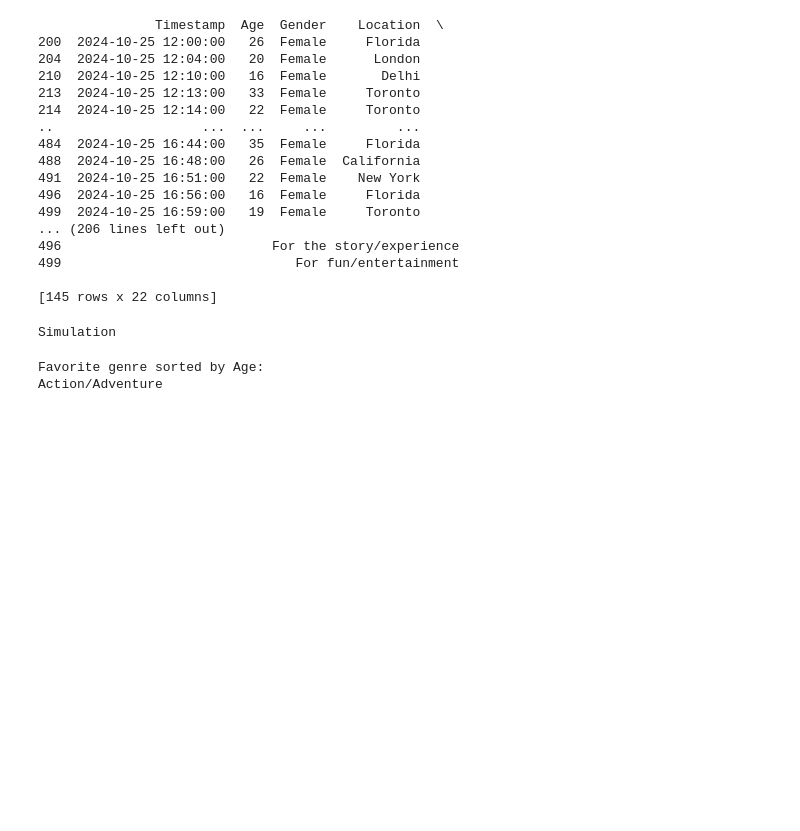
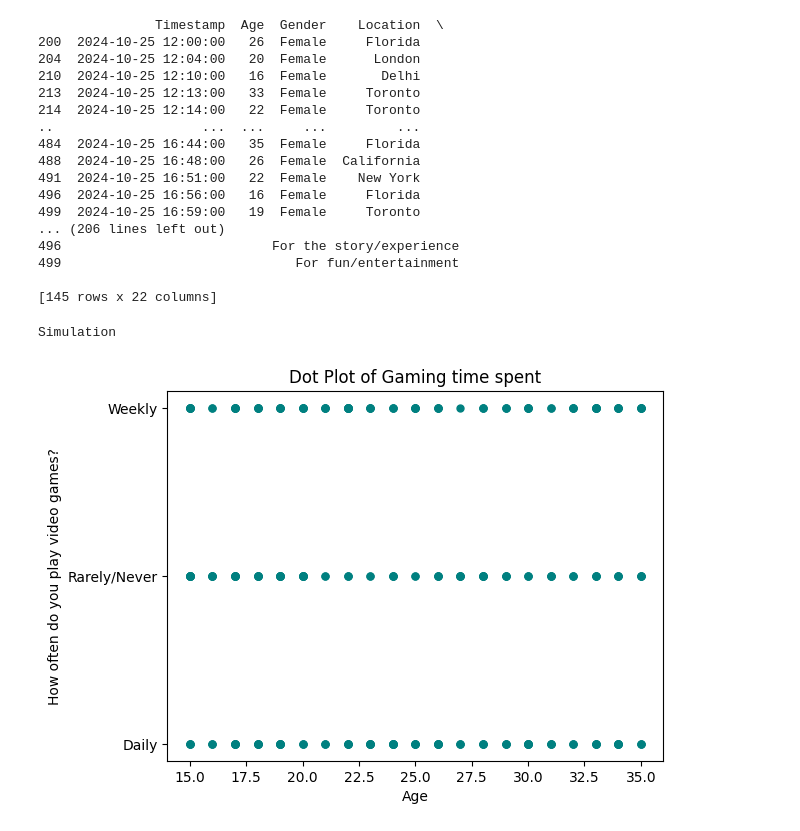
Before and after one commit to Zyoung002/Dataanalyticscapstone, a Jupyter notebook: Gaming_Trends.ipynb, the cells around one changed output. Cells and saved outputs as stored; diff of their text form; code cells hidden in the pictures; blank space fills up the shorter version.

Commit message:
Added Plot graph for gaming frequency. Unsure if ill keep or not

```diff
--- a/Gaming_Trends.ipynb
+++ b/Gaming_Trends.ipynb
@@ -167,11 +167,11 @@ print(Common_game)
 # %% [output]
 Simulation
 # %%
-Original_gaming_survey_cleaned_sorted = Original_gaming_survey_cleaned.sort_values(by='Age')
-Favorite_genre = Original_gaming_survey_cleaned['What genres of video games do you play? (Check all that apply)'].mode()[0]
-#print(Original_gaming_survey_cleaned_sorted)
-print("Favorite genre sorted by Age:")
-print(Favorite_genre)
+column_mean = Original_gaming_survey_cleaned['Age'].mean()
+plt.plot(Original_gaming_survey_cleaned['Age'], Original_gaming_survey_cleaned['How often do you play video games?'], 'o', color='teal', markersize=5)
+plt.title('Dot Plot of Gaming time spent')
+plt.xlabel('Age')
+plt.ylabel('How often do you play video games?')
+plt.show()
 # %% [output]
-Favorite genre sorted by Age:
-Action/Adventure
+[figure, added]
```
